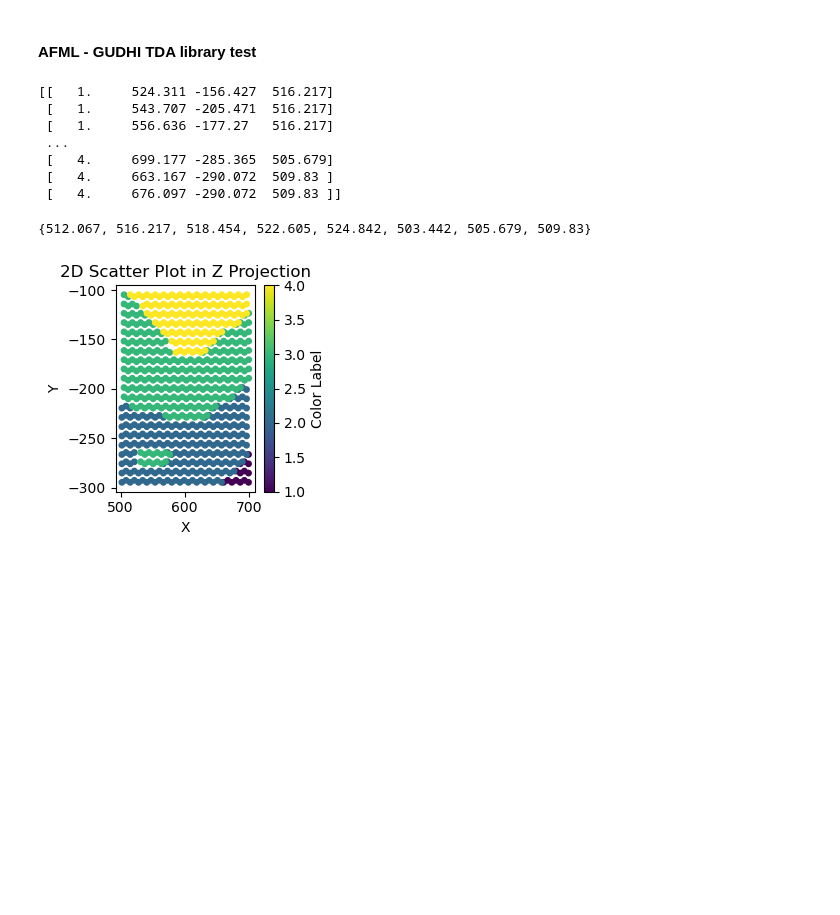
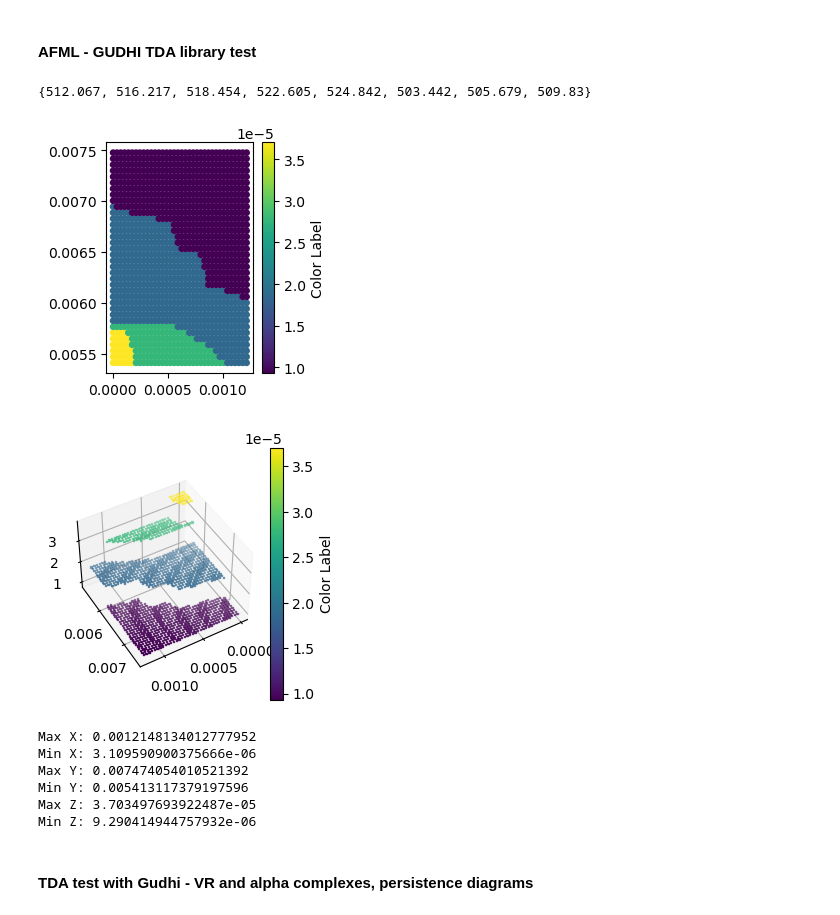
Before and after one commit to st-te/AFML, a Jupyter notebook: AFML_TDA_gudhi.ipynb, the cells around one changed output. Saved outputs shown, nothing was run; the diff lists cells and outputs as text; code cells hidden in the pictures; blank space fills up the shorter version.

Commit message:
Gudhi play

```diff
--- a/AFML_TDA_gudhi.ipynb
+++ b/AFML_TDA_gudhi.ipynb
@@ -28,20 +29,10 @@ def order_z(point_cloud):
     return sorted_point_cloud
 # %%
 data = np.load('PAR_cut_xyz_test.npy')
-print(data)
+z = set(point[3] for point in data)
+print(z)
 # %% [output]
-[[   1.     524.311 -156.427  516.217]
- [   1.     543.707 -205.471  516.217]
- [   1.     556.636 -177.27   516.217]
- ...
- [   4.     699.177 -285.365  505.679]
- [   4.     663.167 -290.072  509.83 ]
- [   4.     676.097 -290.072  509.83 ]]
+{512.067, 516.217, 518.454, 522.605, 524.842, 503.442, 505.679, 509.83}
-# %%
-z = set(point[3] for point in data)
-print(z)
-# %% [output]
-{512.067, 516.217, 518.454, 522.605, 524.842, 503.442, 505.679, 509.83}
 # %%
 # Define the Z-values to be removed
 z_remove = [516.217, 522.605, 503.442, 509.83]
@@ -53,6 +44,49 @@ mask = np.isin(data[:, 3], z_remove, invert=True)
 data_mod = data[mask]
 
 data_mod = order_z(data_mod)
-plot_facet_2d(data_mod)
+#print(np.shape(data_mod))
+#print(data_mod)
+#plot_facet_2d(data_mod)
-# %% [output]
-[figure, removed]
+# %%
+afm = read_AFM_XYZ('/Users/user/Documents/PhD/AFML/AFML/sample_preproc_data/terrace_sample/save-2011.11.30-14.25.48_terrace_200.xyz')
+#afm = read_AFM_XYZ('/Users/user/Documents/PhD/AFML/AFML/sample_preproc_data/terrace_sample/save-2011.11.30-14.25.48_terrace_IDEAL.xyz')
+rounded_afm = mean_shift(afm, bandwidth=0.00000475)
+smooth_afm = smooth_terraces(rounded_afm, 0.1)
+nearest_36 = interpolate_downsample(smooth_afm, 36, 'nearest')
+
+plot_afm_2d(nearest_36)
+plot_afm_3d(nearest_36)
+# %% [output]
+[figure, added]
+[figure, added]
+# %%
+point_cloud = nearest_36
+# Extract each dimension into separate lists
+x_values = [point[0] for point in point_cloud]
+y_values = [point[1] for point in point_cloud]
+z_values = [point[2] for point in point_cloud]
+
+# Calculate maximum and minimum values for each dimension
+max_x = max(x_values)
+min_x = min(x_values)
+max_y = max(y_values)
+min_y = min(y_values)
+max_z = max(z_values)
+min_z = min(z_values)
+
+# Print or use the calculated values as needed
+print("Max X:", max_x)
+print("Min X:", min_x)
+print("Max Y:", max_y)
+print("Min Y:", min_y)
+print("Max Z:", max_z)
+print("Min Z:", min_z)
+# %% [output]
+Max X: 0.0012148134012777952
+Min X: 3.109590900375666e-06
+Max Y: 0.007474054010521392
+Min Y: 0.005413117379197596
+Max Z: 3.703497693922487e-05
+Min Z: 9.290414944757932e-06
+# %% [markdown]
+#### TDA test with Gudhi - VR and alpha complexes, persistence diagrams
```
Also changed, not shown: parts of 7 cells of this notebook, 2 other files.
